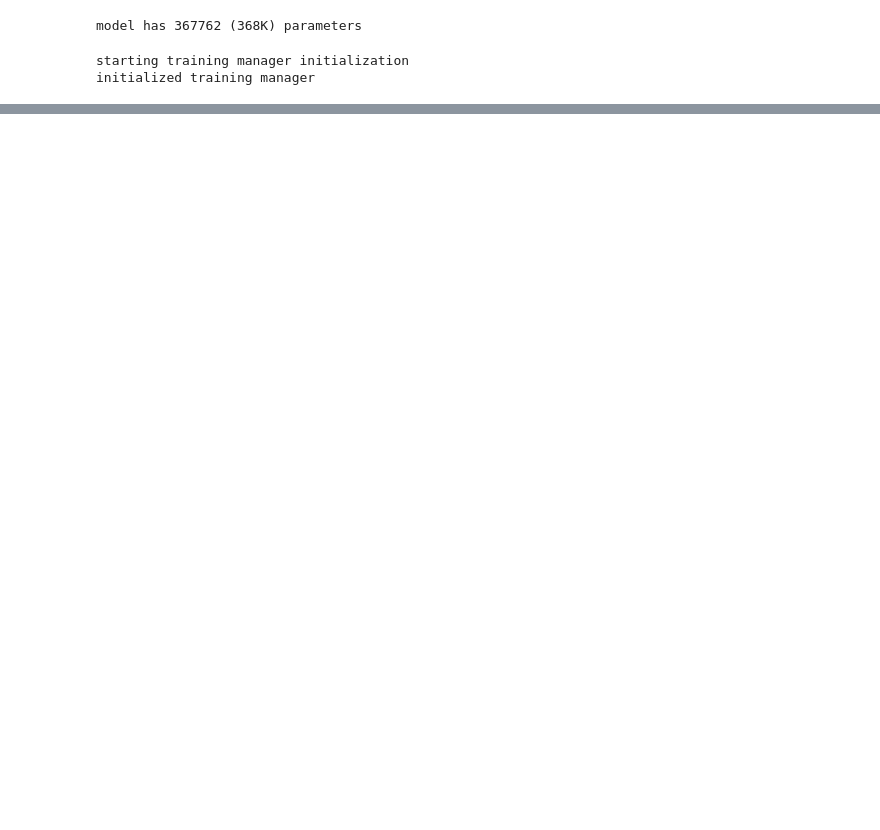
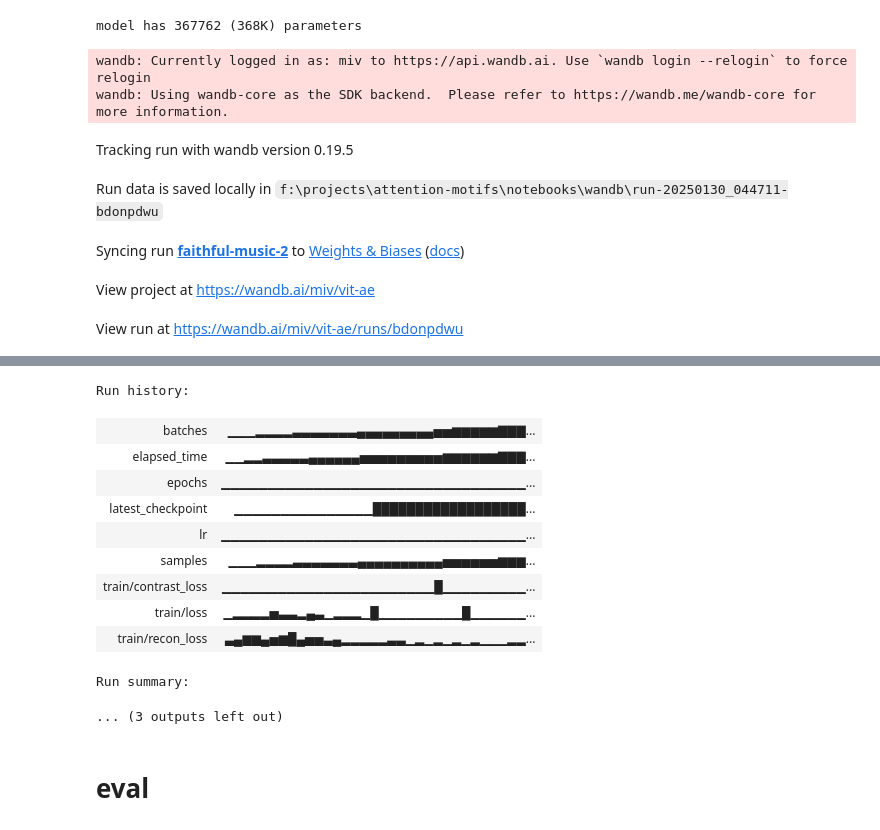
Before and after one commit to mivanit/attention-motifs, a Jupyter notebook: notebooks/contrastive_AE.ipynb, the cells around one changed output, grey strips where cells are left out. Drawn from its saved outputs; the diff is of its cells as text; code cells hidden in the pictures; blank space fills up the shorter version.

```diff
--- a/notebooks/contrastive_AE.ipynb
+++ b/notebooks/contrastive_AE.ipynb
@@ -65,15 +69,15 @@ MODEL, OPTIMIZER, LR_SCHEDULER = set_up_model(
 model has 367762 (368K) parameters
 # %%
 # init logger
-LOGGER: TensorBoardLogger = TensorBoardLogger(
-	log_dir=Path("tb-logs-convAE"),
-	name="vit-ae" + datetime.datetime.now().strftime("-%Y-%m-%d-%H-%M-%S"),
-	train_config=dict(
+LOGGER: WandbLogger = WandbLogger.create(
+	config=dict(
 		model_config=MODEL.zanj_model_config.serialize(),
 		dataset_info=DATASET_INFO,
 		model_str=str(MODEL),
 		device=str(DEVICE),
 	),
+	project="vit-ae",
+	# name="vit-ae" + datetime.datetime.now().strftime("-%Y-%m-%d-%H-%M-%S"),
 )
 
 MODEL = train(
@@ -85,5 +89,10 @@ MODEL = train(
 	train_loader=TRAIN_LOADER,
 )
 # %% [output]
-starting training manager initialization
-initialized training manager
+wandb: Currently logged in as: miv to https://api.wandb.ai. Use `wandb login --relogin` to force relogin
+wandb: Using wandb-core as the SDK backend.  Please refer to https://wandb.me/wandb-core for more information.
+Tracking run with wandb version 0.19.5
+Run data is saved locally in f:\projects\attention-motifs\notebooks\wandb\run-20250130_044711-bdonpdwu
+Syncing run faithful-music-2 to Weights & Biases (docs)
+View project at https://wandb.ai/miv/vit-ae
+View run at https://wandb.ai/miv/vit-ae/runs/bdonpdwu
@@ -91,3 +104,17 @@ training complete
+Run history:
+| batches | ▁▁▁▂▂▂▂▃▃▃▃▃▃▃▄▄▄▄▄▄▄▄▄▅▅▆▆▆▆▆▇▇▇... |
+| elapsed_time | ▁▁▂▂▃▃▃▃▃▄▄▄▄▄▄▅▅▅▅▅▅▅▅▅▆▆▆▆▆▆▇▇▇... |
+| epochs | ▁▁▁▁▁▁▁▁▁▁▁▁▁▁▁▁▁▁▁▁▁▁▁▁▁▁▁▁▁▁▁▁▁... |
+| latest_checkpoint | ▁▁▁▁▁▁▁▁▁▁▁▁▁▁▁██████████████████... |
+| lr | ▁▁▁▁▁▁▁▁▁▁▁▁▁▁▁▁▁▁▁▁▁▁▁▁▁▁▁▁▁▁▁▁▁... |
+| samples | ▁▁▁▂▂▂▂▃▃▃▃▃▃▃▄▄▄▄▄▄▄▄▄▄▅▅▅▅▅▅▆▆▆... |
+| train/contrast_loss | ▁▁▁▁▁▁▁▁▁▁▁▁▁▁▁▁▁▁▁▁▁▁▁█▁▁▁▁▁▁▁▁▁... |
+| train/loss | ▁▂▂▂▂▅▃▃▂▄▃▁▂▂▂▁█▁▁▁▁▁▁▁▁▁█▁▁▁▁▁▁... |
+| train/recon_loss | ▃▄▆▆▄▅▆█▄▅▅▃▄▂▂▂▂▂▃▃▁▂▁▂▁▂▁▂▁▁▁▂▂... |
+Run summary:
+... (3 outputs left out)
+# %% [markdown]
+# eval
 # %%
 eval_plots(
 	model=MODEL,
```
Also changed, not shown: parts of 10 cells of this notebook, 2 other files.
